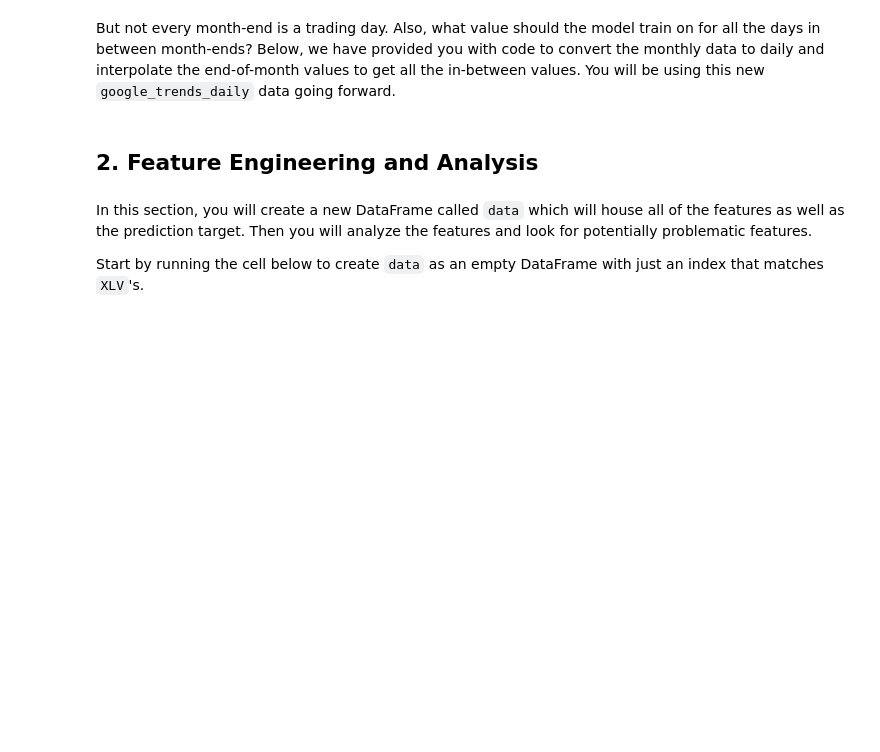
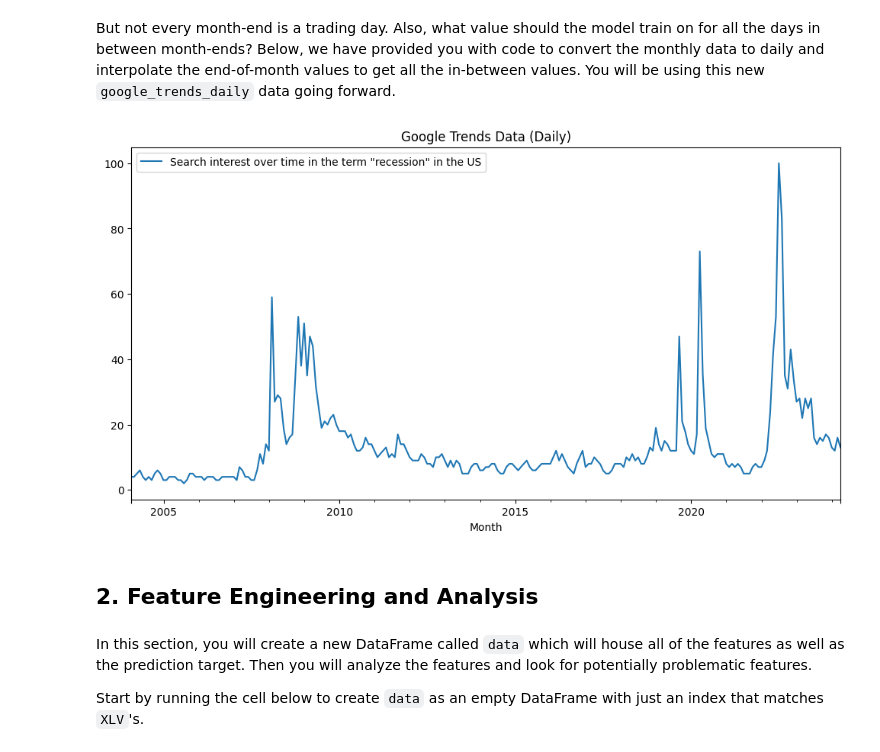
Before and after one commit to thiago-grabe/building-and-optimizing-a-classification-model-for-trading, a Jupyter notebook: project_starter.ipynb, the cells around one changed output. Cells and saved outputs as stored; diff of their text form; code cells hidden in the pictures; blank space fills up the shorter version.

```diff
--- a/project_starter.ipynb
+++ b/project_starter.ipynb
@@ -144,3 +184,5 @@ google_trends_data = ## YOUR CODE HERE ##
+# %%
+google_trends_data = pd.read_csv('GoogleTrendsData.csv', index_col='Month', parse_dates=True)
 # %% [markdown]
 As noted above, the CSV lists **monthly** search trends data and the `Month` column is in YYYY-MM format. How has Pandas interpreted and parsed these into specific dates? Take a look at `google_trends_data`'s index.
 # %%
@@ -149,8 +200,8 @@ google_trends_data.index
 We would have liked to assign the data points to the last day of the respective months, as this data would have been available at the _end_ of each period. Shift the index column of `google_trends_data` to do this.
 
 > Hint: You can use `pd.offsets.MonthEnd()` from Pandas.
-# %%
-google_trends_data.index = ## YOUR CODE HERE ##
+# %%
+google_trends_data.index = google_trends_data.index + pd.offsets.MonthEnd()
 # %% [markdown]
 Run the cell below to visualize this data as a line plot.
 
@@ -169,10 +222,12 @@ But not every month-end is a trading day. Also, what value should the model trai
 # %%
 google_trends_daily = google_trends_data.resample('D').asfreq().interpolate(method='linear')
 # %%
-# # The shape of the chart should not have changed
-# google_trends_daily.plot.line(title="Google Trends Data (Daily)", figsize=(12, 6)).legend(
-#     labels=['Search interest over time in the term "recession" in the US']
-# );
+# The shape of the chart should not have changed
+google_trends_daily.plot.line(title="Google Trends Data (Daily)", figsize=(12, 6)).legend(
+    labels=['Search interest over time in the term "recession" in the US']
+);
+# %% [output]
+[figure, added]
 # %% [markdown]
 ## 2. Feature Engineering and Analysis
 # %% [markdown]
```
Also changed, not shown: parts of 113 cells of this notebook.
